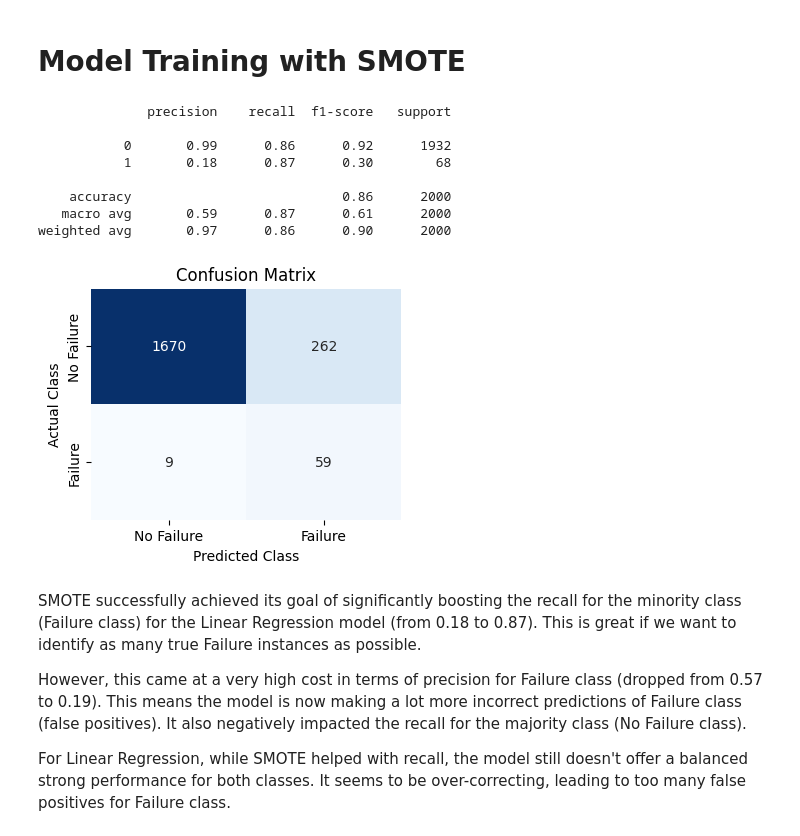
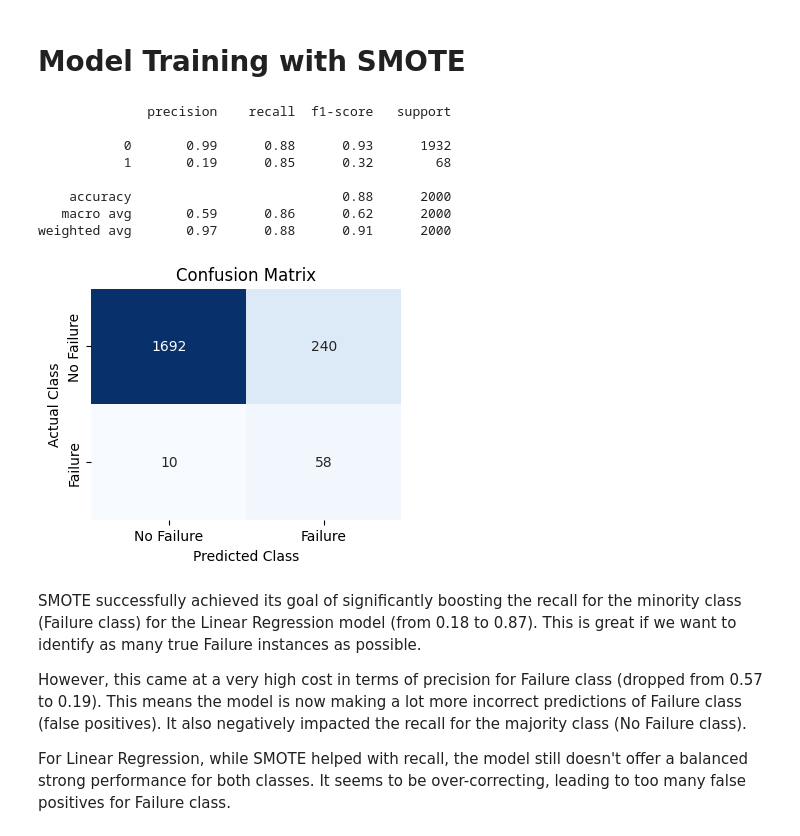
Before and after one commit to AkalaponCh/Machine-Learning, a Jupyter notebook: Machine Failure Prediction using Supervised Learning/Predictive_Maintenance_Dataset_Classification.ipynb, the cells around one changed output. Saved outputs shown, nothing was run; the diff lists cells and outputs as text; code cells hidden in the pictures.

```diff
--- a/Machine Failure Prediction using Supervised Learning/Predictive_Maintenance_Dataset_Classification.ipynb
+++ b/Machine Failure Prediction using Supervised Learning/Predictive_Maintenance_Dataset_Classification.ipynb
@@ -153,14 +219,14 @@ Performs standard scaling on the feature data allowing for a faster and more sta
 from sklearn.preprocessing import StandardScaler
 
 sc = StandardScaler()
-x_scaler = sc.fit_transform(X)
+X_scaler = sc.fit_transform(X)
 # %% [markdown]
 # **Model Training**
 # %%
 from sklearn.model_selection import train_test_split
-from sklearn.metrics import accuracy_score, classification_report, confusion_matrix
+from sklearn.metrics import accuracy_score, precision_score, recall_score, f1_score, roc_auc_score, classification_report, confusion_matrix
 
-x_train, x_test, y_train, y_test = train_test_split(x_scaler, y, test_size=0.2, random_state=42, stratify=y)
+X_train, X_test, y_train, y_test = train_test_split(X_scaler, y, test_size=0.2, random_state=42, stratify=y)
 # %% [markdown]
 **Logistic Regression Model**
 # %%
@@ -236,10 +372,10 @@ The XGBoost Classifier shows a remarkable improvement. It maintained near-perfec
 # %%
 from sklearn.ensemble import RandomForestClassifier
 
-RF = RandomForestClassifier(n_jobs=-1)
-RF.fit(x_train, y_train)
+RF = RandomForestClassifier(n_jobs=-1, random_state=42)
+RF.fit(X_train, y_train)
 
-y_pred = RF.predict(x_test)
+y_pred = RF.predict(X_test)
 
 print(classification_report(y_test, y_pred))
 
@@ -255,6 +391,28 @@ plt.title('Confusion Matrix')
 plt.xlabel('Predicted Class')
 plt.ylabel('Actual Class')
 plt.show()
+
+# --- Get predictions on Training Set ---
+y_train_pred = RF.predict(X_train)
+y_train_proba = RF.predict_proba(X_train)[:, 1]
+
+# --- Get predictions on Test Set ---
+y_test_pred = RF.predict(X_test)
+y_test_proba = RF.predict_proba(X_test)[:, 1]
+
+print("--- Training Set Performance ---")
+print(f"Accuracy: {accuracy_score(y_train, y_train_pred):.4f}")
+print(f"Precision: {precision_score(y_train, y_train_pred):.4f}")
+print(f"Recall: {recall_score(y_train, y_train_pred):.4f}")
+print(f"F1-Score: {f1_score(y_train, y_train_pred):.4f}")
+print(f"AUC-ROC: {roc_auc_score(y_train, y_train_proba):.4f}")
+
+print("\n--- Test Set Performance ---")
+print(f"Accuracy: {accuracy_score(y_test, y_test_pred):.4f}")
+print(f"Precision: {precision_score(y_test, y_test_pred):.4f}")
+print(f"Recall: {recall_score(y_test, y_test_pred):.4f}")
+print(f"F1-Score: {f1_score(y_test, y_test_pred):.4f}")
+print(f"AUC-ROC: {roc_auc_score(y_test, y_test_proba):.4f}")
 # %% [output]
               precision    recall  f1-score   support
 
@@ -279,7 +450,7 @@ from imblearn.over_sampling import SMOTE
 
 #Using SMOTE to adress class imbalance
 over_sample = SMOTE()
-x_smote, y_smote = over_sample.fit_resample(x_train, y_train)
+X_smote, y_smote = over_sample.fit_resample(X_train, y_train)
 # %%
 sns.countplot(x=y_smote)
 # %% [output]
@@ -288,33 +459,33 @@ sns.countplot(x=y_smote)
 # %% [markdown]
 # **Model Training with SMOTE**
 # %%
-LR_smote = LogisticRegression()
+LR_smote = LogisticRegression(random_state=42)
 
-LR_smote.fit(x_smote, y_smote)
-y_pred = LR_smote.predict(x_test)
+LR_smote.fit(X_smote, y_smote)
+y_pred = LR_smote.predict(X_test)
 
 print(classification_report(y_test, y_pred))
 
 cm = confusion_matrix(y_test, y_pred)
 plt.figure(figsize=(4, 3))
 sns.heatmap(cm, annot=True, fmt='d', cmap='Blues', cbar=False,
             xticklabels=['No Failure', 'Failure'],
             yticklabels=['No Failure', 'Failure'])
 
 plt.title('Confusion Matrix')
 plt.xlabel('Predicted Class')
 plt.ylabel('Actual Class')
 plt.show()
 # %% [output]
               precision    recall  f1-score   support
 
-           0       0.99      0.86      0.92      1932
-           1       0.18      0.87      0.30        68
+           0       0.99      0.88      0.93      1932
+           1       0.19      0.85      0.32        68
 
-    accuracy                           0.86      2000
-   macro avg       0.59      0.87      0.61      2000
-weighted avg       0.97      0.86      0.90      2000
+    accuracy                           0.88      2000
+   macro avg       0.59      0.86      0.62      2000
+weighted avg       0.97      0.88      0.91      2000
-[figure, old version]
+[figure, new version]
 # %% [markdown]
 SMOTE successfully achieved its goal of significantly boosting the recall for the minority class (Failure class) for the Linear Regression model (from 0.18 to 0.87). This is great if we want to identify as many true Failure instances as possible.
 
```
Also changed, not shown: parts of 11 cells of this notebook.
